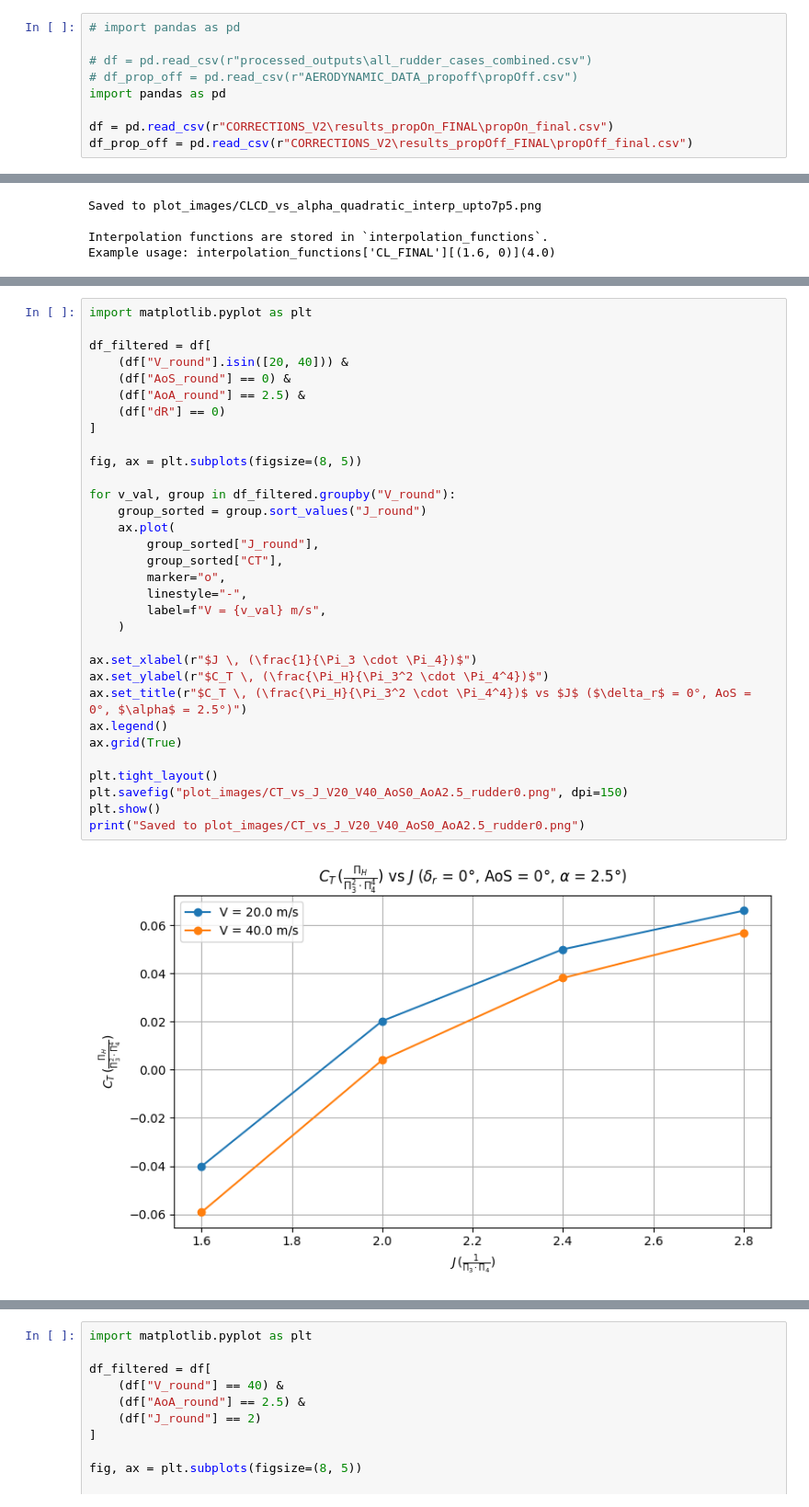
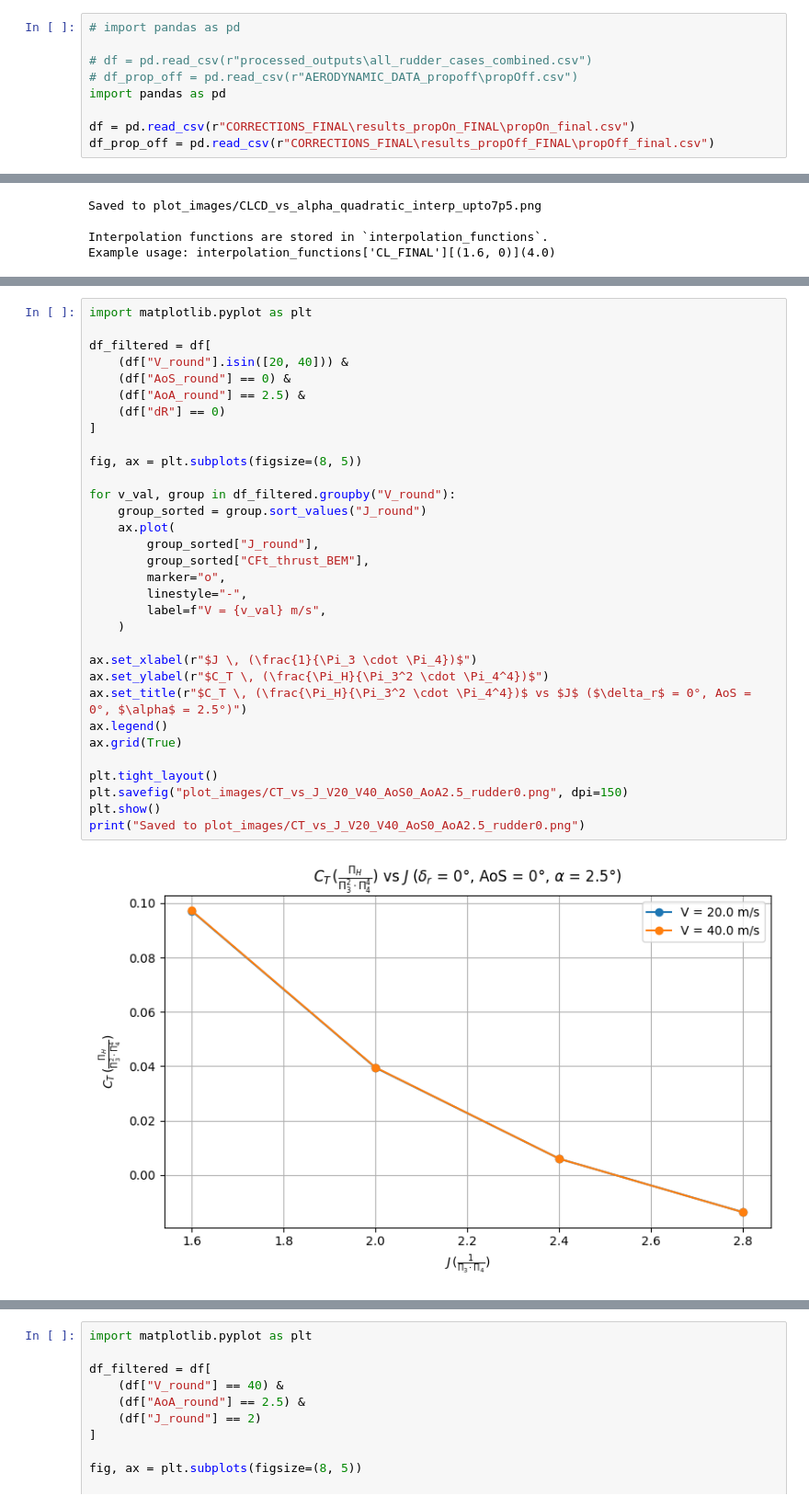
Before and after one commit to DCdeJong2002/Group_15_Redo_BAL, a Jupyter notebook: data_plotter.ipynb, the cells around one changed output, grey strips where cells are left out. Shown at 92% size. Saved outputs shown, nothing was run; the diff lists cells and outputs as text.

```diff
--- a/data_plotter.ipynb
+++ b/data_plotter.ipynb
@@ -5,8 +5,8 @@
 # df_prop_off = pd.read_csv(r"AERODYNAMIC_DATA_propoff\propOff.csv")
 import pandas as pd
 
-df = pd.read_csv(r"CORRECTIONS_V2\results_propOn_FINAL\propOn_final.csv")
-df_prop_off = pd.read_csv(r"CORRECTIONS_V2\results_propOff_FINAL\propOff_final.csv")
+df = pd.read_csv(r"CORRECTIONS_FINAL\results_propOn_FINAL\propOn_final.csv")
+df_prop_off = pd.read_csv(r"CORRECTIONS_FINAL\results_propOff_FINAL\propOff_final.csv")
 # %%
 import numpy as np
 import matplotlib.pyplot as plt
@@ -640,35 +717,35 @@ import matplotlib.pyplot as plt
 
 df_filtered = df[
     (df["V_round"].isin([20, 40])) &
     (df["AoS_round"] == 0) &
     (df["AoA_round"] == 2.5) &
     (df["dR"] == 0)
 ]
 
 fig, ax = plt.subplots(figsize=(8, 5))
 
 for v_val, group in df_filtered.groupby("V_round"):
     group_sorted = group.sort_values("J_round")
     ax.plot(
         group_sorted["J_round"],
-        group_sorted["CT"],
+        group_sorted["CFt_thrust_BEM"],
         marker="o",
         linestyle="-",
         label=f"V = {v_val} m/s",
     )
 
 ax.set_xlabel(r"$J \, (\frac{1}{\Pi_3 \cdot \Pi_4})$")
 ax.set_ylabel(r"$C_T \, (\frac{\Pi_H}{\Pi_3^2 \cdot \Pi_4^4})$")
 ax.set_title(r"$C_T \, (\frac{\Pi_H}{\Pi_3^2 \cdot \Pi_4^4})$ vs $J$ ($\delta_r$ = 0°, AoS = 0°, $\alpha$ = 2.5°)")
 ax.legend()
 ax.grid(True)
 
 plt.tight_layout()
 plt.savefig("plot_images/CT_vs_J_V20_V40_AoS0_AoA2.5_rudder0.png", dpi=150)
 plt.show()
 print("Saved to plot_images/CT_vs_J_V20_V40_AoS0_AoA2.5_rudder0.png")
 # %% [output]
-[figure, old version]
+[figure, new version]
 Saved to plot_images/CT_vs_J_V20_V40_AoS0_AoA2.5_rudder0.png
 # %%
 import matplotlib.pyplot as plt
```
Also changed, not shown: parts of 4 cells of this notebook.
